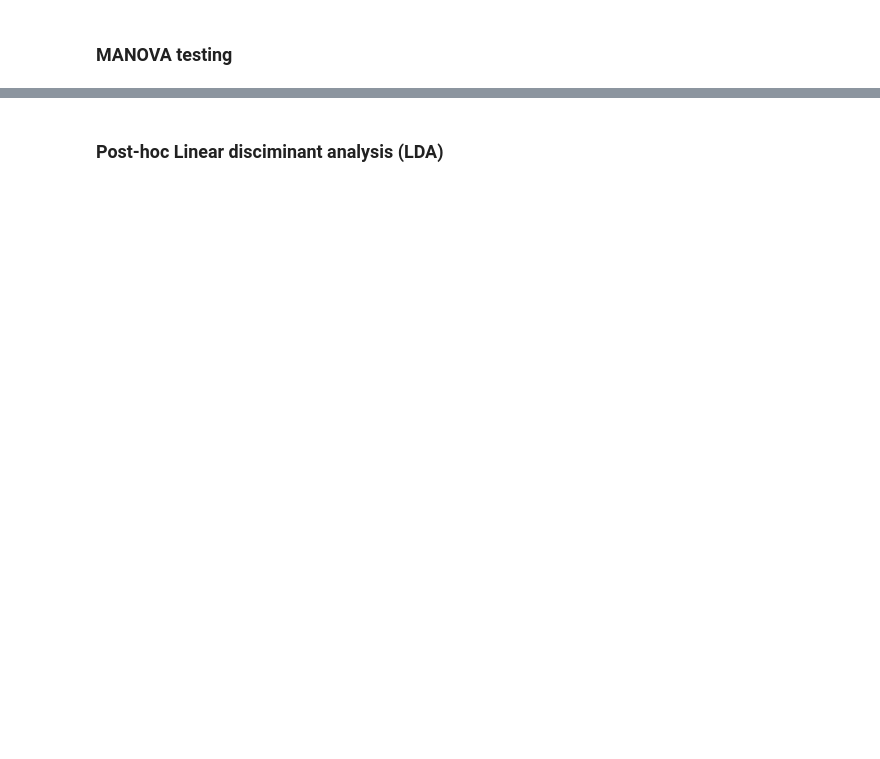
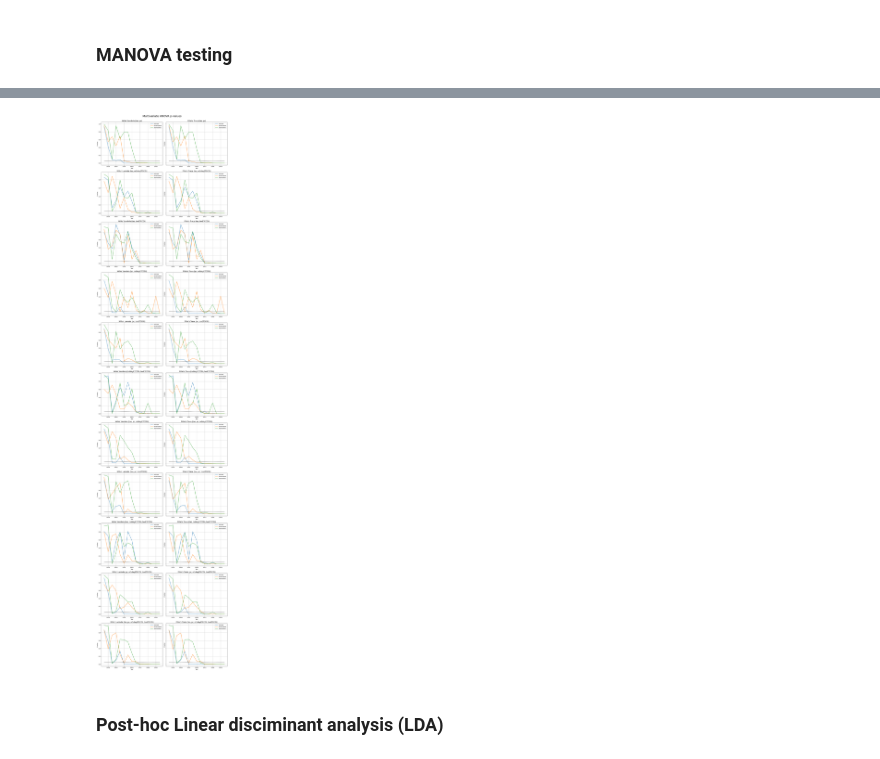
Before and after one commit to Johannesfjeldsaa/Masterthesis_S23, a Jupyter notebook: 06 - Variance analysis to detect SSP differences early.ipynb, the cells around one changed output, grey strips where cells are left out. Saved outputs shown, nothing was run; the diff lists cells and outputs as text; code cells hidden in the pictures; blank space fills up the shorter version.

```diff
--- a/06 - Variance analysis to detect SSP differences early.ipynb
+++ b/06 - Variance analysis to detect SSP differences early.ipynb
@@ -212,0 +320,13 @@ s. 167
+# %%
+
+def find_combinations(variables):
+    combinations = []
+    for r in range(2, len(variables) + 1):
+        combinations.extend(list(itertools.combinations(variables, r)))
+
+    combinations = [list(comb) for comb in combinations]
+    return combinations
+
+combinations = find_combinations(variables)
+for combination in combinations:
+    print(combination)
@@ -213,2 +390,36 @@ s. 167
+# %%
+
+years = list(range(2015, 2030))
+
+fig, axs = plt.subplots(11, 2, figsize=(15, 11*6), sharey='row')
+
+fig.suptitle('Multivariate ANOVA p-values', fontsize=22)
+
+#fig.suptitle('Multivariate ANOVA p-values', fontsize=18)
+
+for row, (var_comb, p_values_df) in enumerate(p_values_all_combinations.items()):
+    wilk_ax = axs[row, 0]
+    pil_ax = axs[row, 1]
+    wilk_ax.set_title(f'Wilks\' Lambda ({var_comb})', fontsize=14)
+    pil_ax.set_title(f'Pillai\'s Trace ({var_comb})', fontsize=14)
+
+    for mask in masks:
+        df = p_values_df[p_values_df['Mask'] == mask]
+        wilk_ax.plot(years, df['Wilks Lambda'],
+                         label=mask, linewidth=2, alpha=0.8)
+        pil_ax.plot(years, df['Pillai\'s Trace'],
+                         label=mask, linewidth=2, alpha=0.8)
+
+    for ax in [wilk_ax, pil_ax]:
+        ax.hlines(0.05, years[0], years[-1], color='black', linestyle='--')
+        ax.set_xlabel('Year')
+        ax.set_ylabel('P-value')
+        ax.legend(loc='upper right')
+        ax.grid(True)
+
+plt.tight_layout(rect=[0, 0.03, 1, 0.98])  # Adjust the rect parameter to position the suptitle
+plt.show()
+# %% [output]
+[figure, added]
 # %% [markdown]
 ### Post-hoc Linear disciminant analysis (LDA)
```
Also changed, not shown: parts of 14 cells of this notebook.
